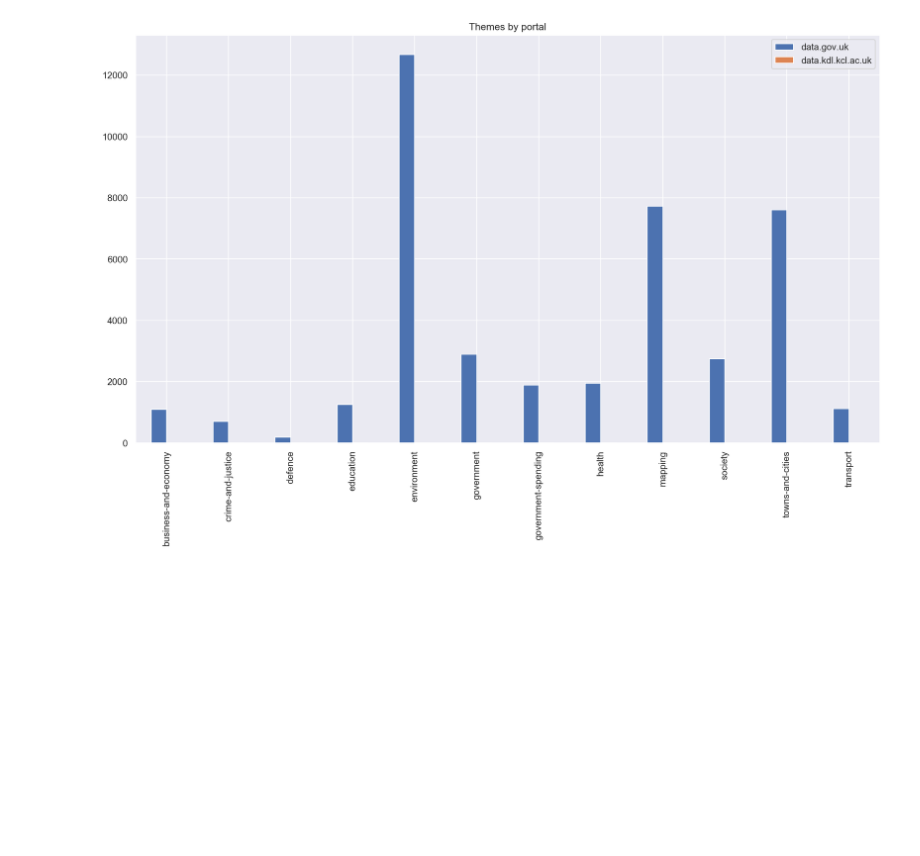
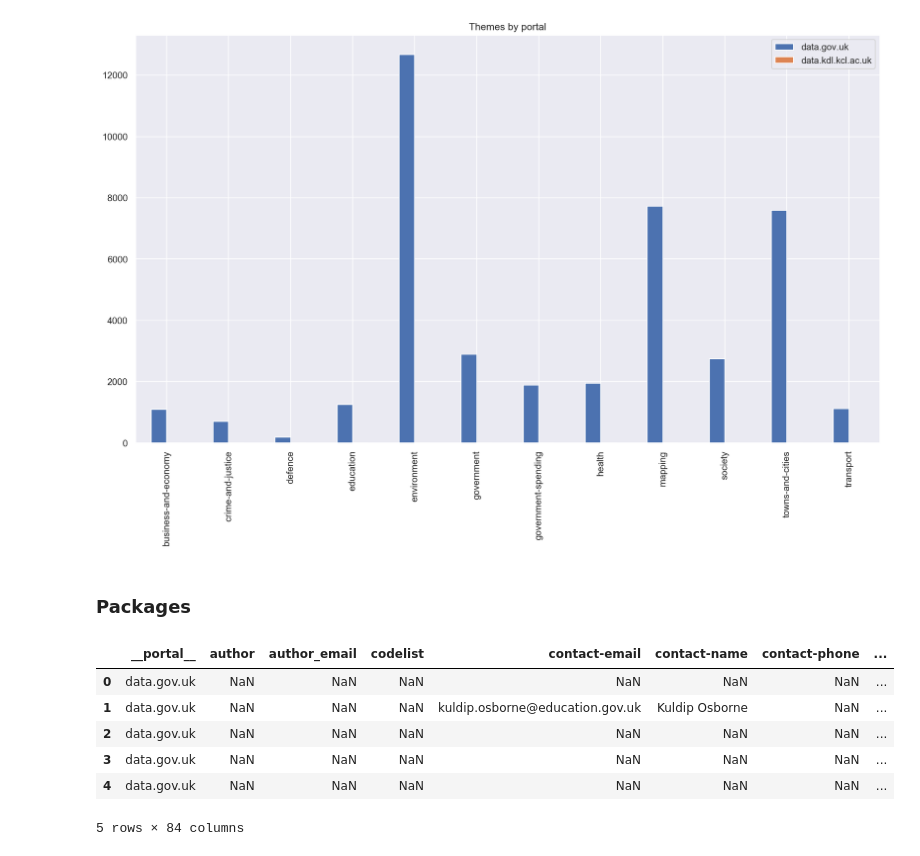
Before and after one commit to PublicDataLab/DataPortalExplorer, a Jupyter notebook: explore.ipynb, the cells around one changed output. Saved outputs shown, nothing was run; the diff lists cells and outputs as text; code cells hidden in the pictures; blank space fills up the shorter version.

```diff
--- a/explore.ipynb
+++ b/explore.ipynb
@@ -249,3 +338,15 @@ themes_df.plot.bar(title='Themes by portal')
 # %% [output]
 <matplotlib.axes._subplots.AxesSubplot at 0x...>
 [figure]
+# %% [markdown]
+### Packages
+# %%
+packages_df.head()
+# %% [output]
+|  | __portal__ | author | author_email | codelist | contact-email | contact-name | contact-phone | ... |
+| 0 | data.gov.uk | NaN | NaN | NaN | NaN | NaN | NaN | ... |
+| 1 | data.gov.uk | NaN | NaN | NaN | kuldip.osborne@education.gov.uk | Kuldip Osborne | NaN | ... |
+| 2 | data.gov.uk | NaN | NaN | NaN | NaN | NaN | NaN | ... |
+| 3 | data.gov.uk | NaN | NaN | NaN | NaN | NaN | NaN | ... |
+| 4 | data.gov.uk | NaN | NaN | NaN | NaN | NaN | NaN | ... |
+5 rows × 84 columns
```
Also changed, not shown: parts of 12 cells of this notebook.
